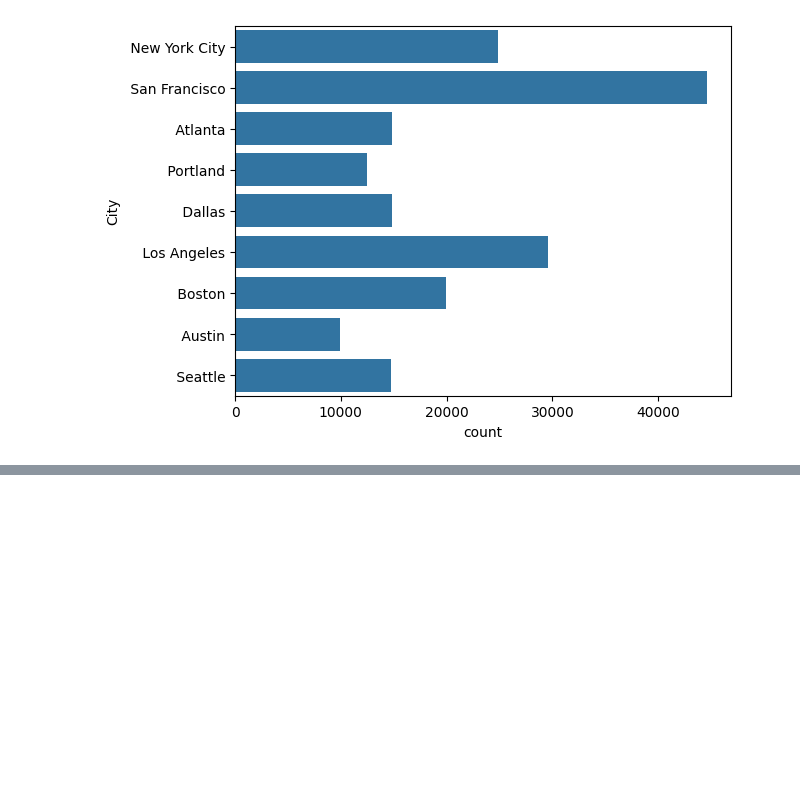
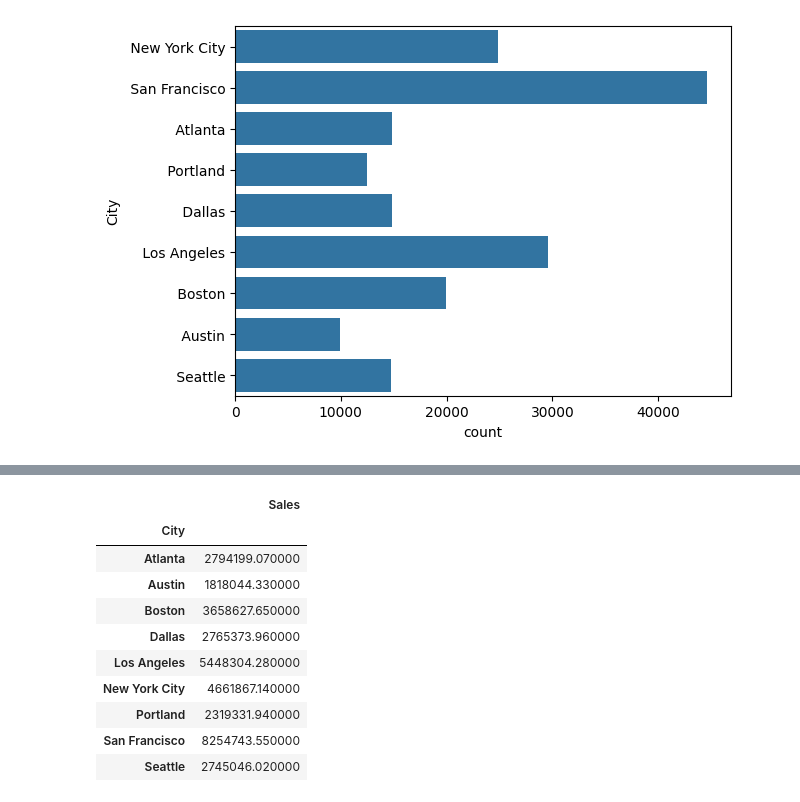
Before and after one commit to JOCRZ/Meriskill-Internship, a Jupyter notebook: Projects/project1.ipynb, the cells around one changed output, grey strips where cells are left out. Saved outputs shown, nothing was run; the diff lists cells and outputs as text; code cells hidden in the pictures; blank space fills up the shorter version.

```diff
--- a/Projects/project1.ipynb
+++ b/Projects/project1.ipynb
@@ -298,0 +323,14 @@ sns.countplot(df['City'])
+# %%
+df.groupby('City')['Sales'].sum().to_frame().style.background_gradient(cmap='Greens')
+# %% [output]
+|  | Sales |
+| City |  |
+| Atlanta | 2794199.070000 |
+| Austin | 1818044.330000 |
+| Boston | 3658627.650000 |
+| Dallas | 2765373.960000 |
+| Los Angeles | 5448304.280000 |
+| New York City | 4661867.140000 |
+| Portland | 2319331.940000 |
+| San Francisco | 8254743.550000 |
+| Seattle | 2745046.020000 |
```
Also changed, not shown: parts of 5 cells of this notebook.
